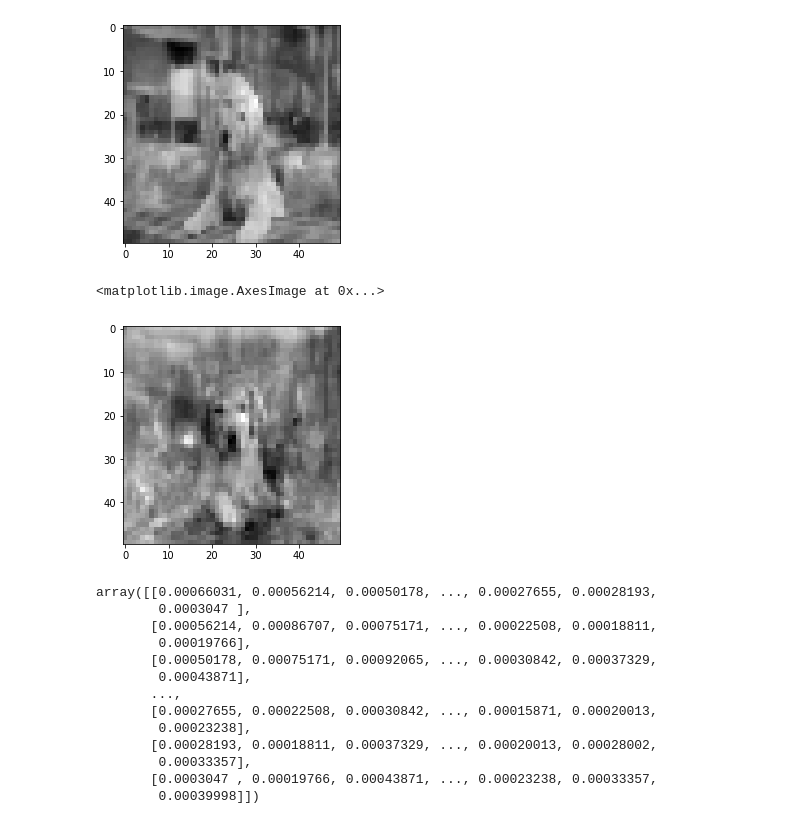
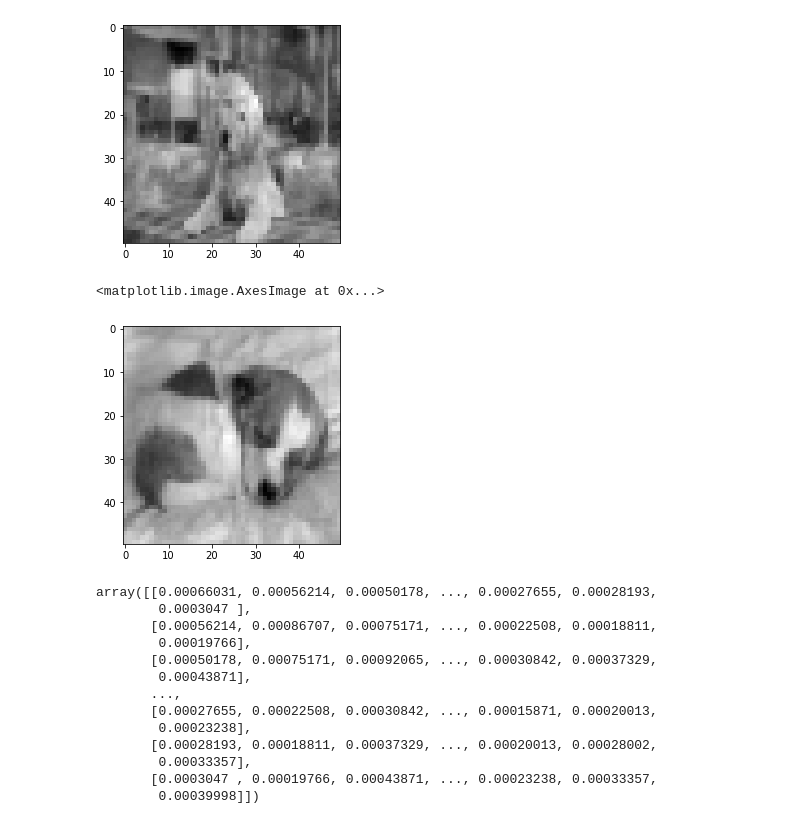
Before and after one commit to malongle91/osu_cse3521_spring2022, a Jupyter notebook: _site/course_materials/lecture_examples/Standardization_Normalization_Whitening_PCA.ipynb, the cells around one changed output. Drawn from its saved outputs; the diff is of its cells as text; code cells hidden in the pictures.

```diff
--- a/_site/course_materials/lecture_examples/Standardization_Normalization_Whitening_PCA.ipynb
+++ b/_site/course_materials/lecture_examples/Standardization_Normalization_Whitening_PCA.ipynb
@@ -373,10 +416,10 @@ my_zca_transformer_image_stuff, sig, u1, s1, v1 = zca_whitening_matrix(puppes_cl
 # %%
 puppies_xZCA = np.dot(my_zca_transformer_image_stuff, puppes_clean_no_mean)
 puppies_whitened_pics = [puppies_xZCA[:,i].reshape(new_size,new_size) for i in range(len(urls))]
-plt.imshow(puppies_whitened_pics[3], cmap='gray')
+plt.imshow(puppies_whitened_pics[2], cmap='gray')
 # %% [output]
 <matplotlib.image.AxesImage at 0x...>
-[figure, old version]
+[figure, new version]
 # %%
 np.cov(puppies_xZCA, rowvar = True, bias = True)
 # %% [output]
```
Also changed, not shown: parts of 56 cells of this notebook, 11 other files.
